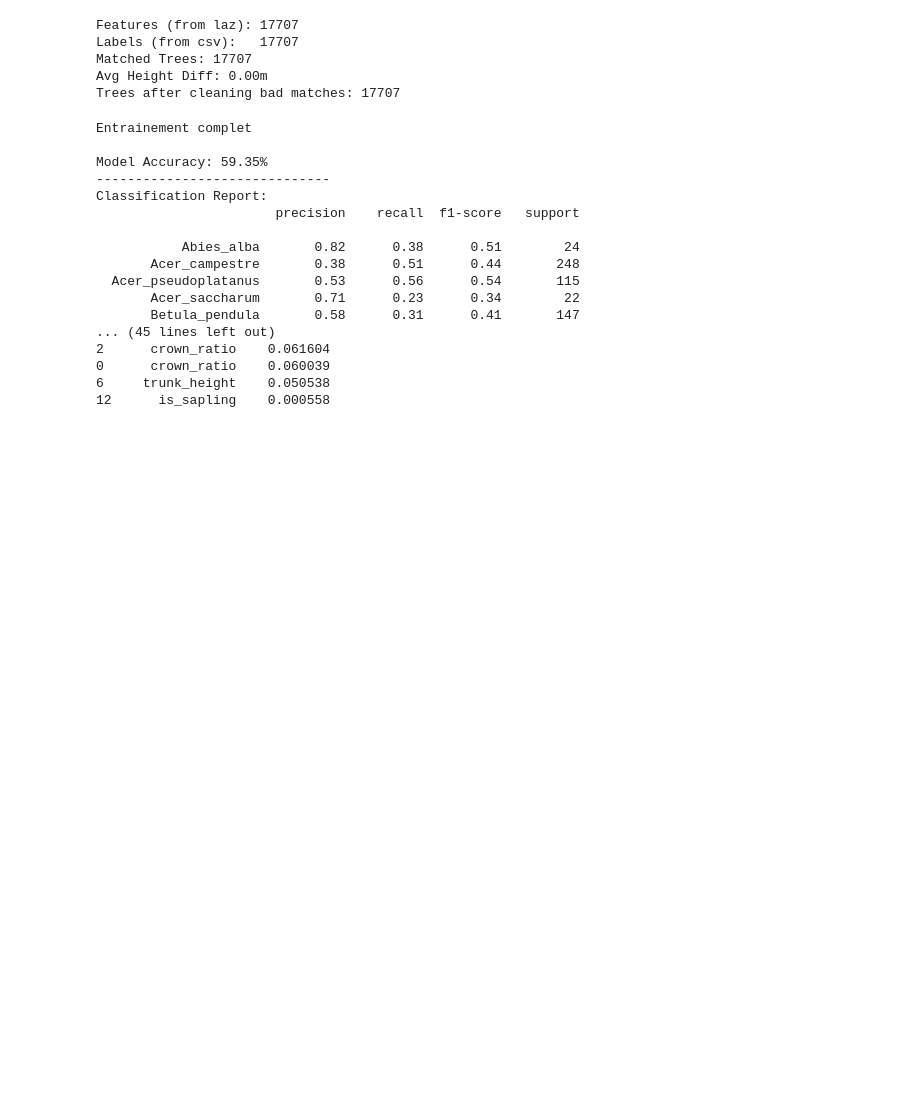
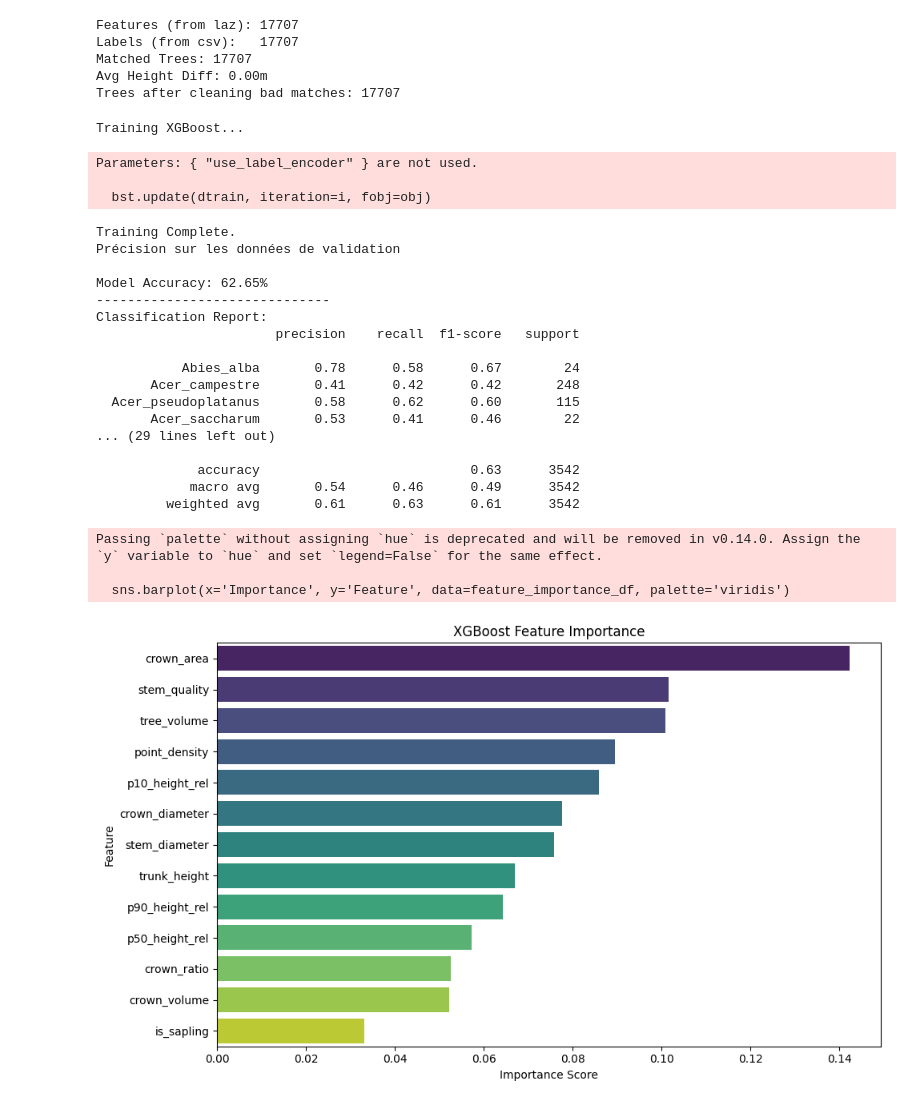
Before and after one commit to Mc-cloud/LiDAR-Classification-Project, a Jupyter notebook: experience/ml/randomforest.ipynb, the cells around one changed output. Saved outputs shown, nothing was run; the diff lists cells and outputs as text; code cells hidden in the pictures; blank space fills up the shorter version.

```diff
--- a/experience/ml/randomforest.ipynb
+++ b/experience/ml/randomforest.ipynb
@@ -82,84 +82,63 @@ y_val_encoded = le.transform(y_val)
 # use_label_encoder=False removes a warning in newer versions
 # eval_metric='mlogloss' prevents another warning for multi-class classification
 xgb_model = XGBClassifier(
-    n_estimators=100,
+    n_estimators=2000,
     learning_rate=0.1,    # Step size shrinkage to prevent overfitting
-    max_depth=6,          # Depth of tree (increase if underfitting)
+    max_depth=7,          # Depth of tree (increase if underfitting)
     random_state=42,
     n_jobs=-1,            # Use all CPU cores
     use_label_encoder=False,
     eval_metric='mlogloss'
 )
 
 print("Training XGBoost...")
 xgb_model.fit(X_train, y_train_encoded)
 print("Training Complete.")
 
 # 3. Predict & Evaluate
+print("Précision sur les données de validation")
 y_pred = xgb_model.predict(X_val)
 accuracy = accuracy_score(y_val_encoded, y_pred)
 
 print(f"\nModel Accuracy: {accuracy:.2%}")
 print("-" * 30)
 print("Classification Report:")
 print(classification_report(y_val_encoded, y_pred, target_names=le.classes_))
-
-# 4. "Pretty" Confusion Matrix (Count + Recall %)
-cm = confusion_matrix(y_val_encoded, y_pred)
-cm_sum = cm.sum(axis=1)[:, np.newaxis]
-cm_pct = cm.astype('float') / (cm_sum + 1e-9) # Normalize by row
-
-annot_labels = [f"{count}\n({pct:.1%})"
-                for count, pct in zip(cm.flatten(), cm_pct.flatten())]
-annot_labels = np.asarray(annot_labels).reshape(cm.shape)
-
-plt.figure(figsize=(12, 10))
-sns.heatmap(
-    cm,
-    annot=annot_labels,
-    fmt='',
-    cmap='Greens',
-    xticklabels=le.classes_,
-    yticklabels=le.classes_,
-    linewidths=0.5,
-    linecolor='lightgray',
-    cbar=False,
-    square=True
-)
-plt.xlabel('Predicted Species', fontsize=12, fontweight='bold')
-plt.ylabel('Actual Species', fontsize=12, fontweight='bold')
-plt.title(f'XGBoost Confusion Matrix (Acc: {accuracy:.1%})', fontsize=15, pad=20)
-plt.xticks(rotation=45, ha='right')
-plt.yticks(rotation=0)
-plt.tight_layout()
-plt.show()
 
 # 5. Feature Importance Plot
 importances = xgb_model.feature_importances_
 feature_importance_df = pd.DataFrame({'Feature': feature_cols, 'Importance': importances})
 feature_importance_df = feature_importance_df.sort_values(by='Importance', ascending=False)
 
 plt.figure(figsize=(10, 6))
 sns.barplot(x='Importance', y='Feature', data=feature_importance_df, palette='viridis')
 plt.title('XGBoost Feature Importance')
 plt.xlabel('Importance Score')
 plt.tight_layout()
 plt.show()
 # %% [output]
-Entrainement complet
-
-Model Accuracy: 59.35%
-------------------------------
-Classification Report:
-                       precision    recall  f1-score   support
-
-           Abies_alba       0.82      0.38      0.51        24
-       Acer_campestre       0.38      0.51      0.44       248
-  Acer_pseudoplatanus       0.53      0.56      0.54       115
-       Acer_saccharum       0.71      0.23      0.34        22
-       Betula_pendula       0.58      0.31      0.41       147
-... (45 lines left out)
-2      crown_ratio    0.061604
-0      crown_ratio    0.060039
-6     trunk_height    0.050538
-12      is_sapling    0.000558
+Training XGBoost...
+Parameters: { "use_label_encoder" } are not used.
+
+  bst.update(dtrain, iteration=i, fobj=obj)
+Training Complete.
+Précision sur les données de validation
+
+Model Accuracy: 62.65%
+------------------------------
+Classification Report:
+                       precision    recall  f1-score   support
+
+           Abies_alba       0.78      0.58      0.67        24
+       Acer_campestre       0.41      0.42      0.42       248
+  Acer_pseudoplatanus       0.58      0.62      0.60       115
+       Acer_saccharum       0.53      0.41      0.46        22
+... (29 lines left out)
+
+             accuracy                           0.63      3542
+            macro avg       0.54      0.46      0.49      3542
+         weighted avg       0.61      0.63      0.61      3542
+Passing `palette` without assigning `hue` is deprecated and will be removed in v0.14.0. Assign the `y` variable to `hue` and set `legend=False` for the same effect.
+
+  sns.barplot(x='Importance', y='Feature', data=feature_importance_df, palette='viridis')
+[figure, added]
```
Also changed, not shown: parts of 8 cells of this notebook, 26 other files.
